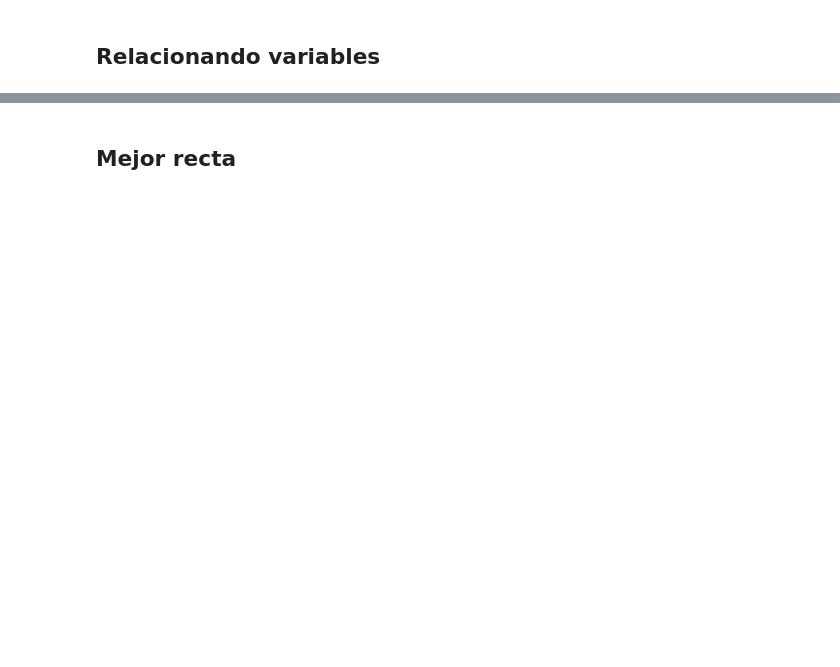
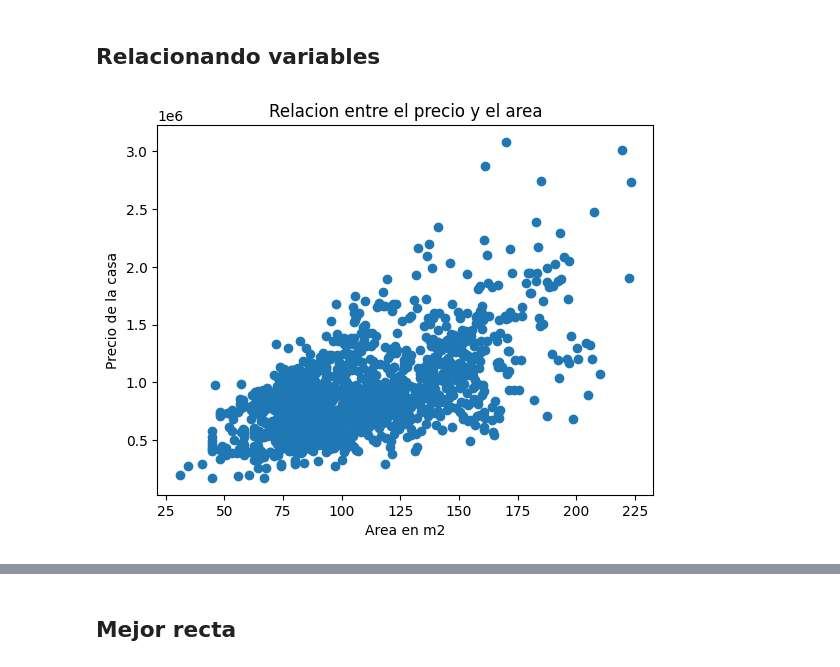
Before and after one commit to Alejandro0699/Estadistica-Machine-Learning, a Jupyter notebook: precios_de_inmuebles_regresion_lineal.ipynb, the cells around one changed output, grey strips where cells are left out. Cells and saved outputs as stored; diff of their text form; code cells hidden in the pictures; blank space fills up the shorter version.

```diff
--- a/precios_de_inmuebles_regresion_lineal.ipynb
+++ b/precios_de_inmuebles_regresion_lineal.ipynb
@@ -20,4 +20,6 @@ Base de datos simplificada e inspirada en [House Prices](https://www.kaggle.com/
 # %%
 #Leyendo los datos
 import  pandas as pd
-url='https://github.com/alura-es-cursos/1764-estadistica-con-python-probabilidad-y-muestreo/tree/proyecto-final'
+url='https://raw.githubusercontent.com/alura-es-cursos/2145-data-science-probando-relaciones-con-regresion-lineal/refs/heads/main/precios_casas.csv'
+datos=pd.read_csv(url)
+datos.head(2)
@@ -25,0 +49,3 @@ url='https://github.com/alura-es-cursos/1764-estadistica-con-python-probabilidad
+# %%
+datos= datos.drop(columns='Id')
+datos.columns
@@ -45,5 +92,12 @@ El coeficiente de correlación de Pearson nos permite medir la relación lineal
 # %%
 # Cómo se relacionan el área construída y el precio del inmueble?
+plt.scatter(datos['area_primer_piso'],datos['precio_de_venta'])
+plt.title('Relacion entre el precio y el area')
+plt.xlabel('Area en m2')
+plt.ylabel('Precio de la casa')
+plt.show()
+# %% [output]
+[figure, added]
 # %%
 # Aparentemente mientras mayor es el área del primer piso, mayor es el precio de la casa.
 # E si quisieramos trazar una línea que nos permita describir este comportamiento?
```
Also changed, not shown: parts of 62 cells of this notebook.
